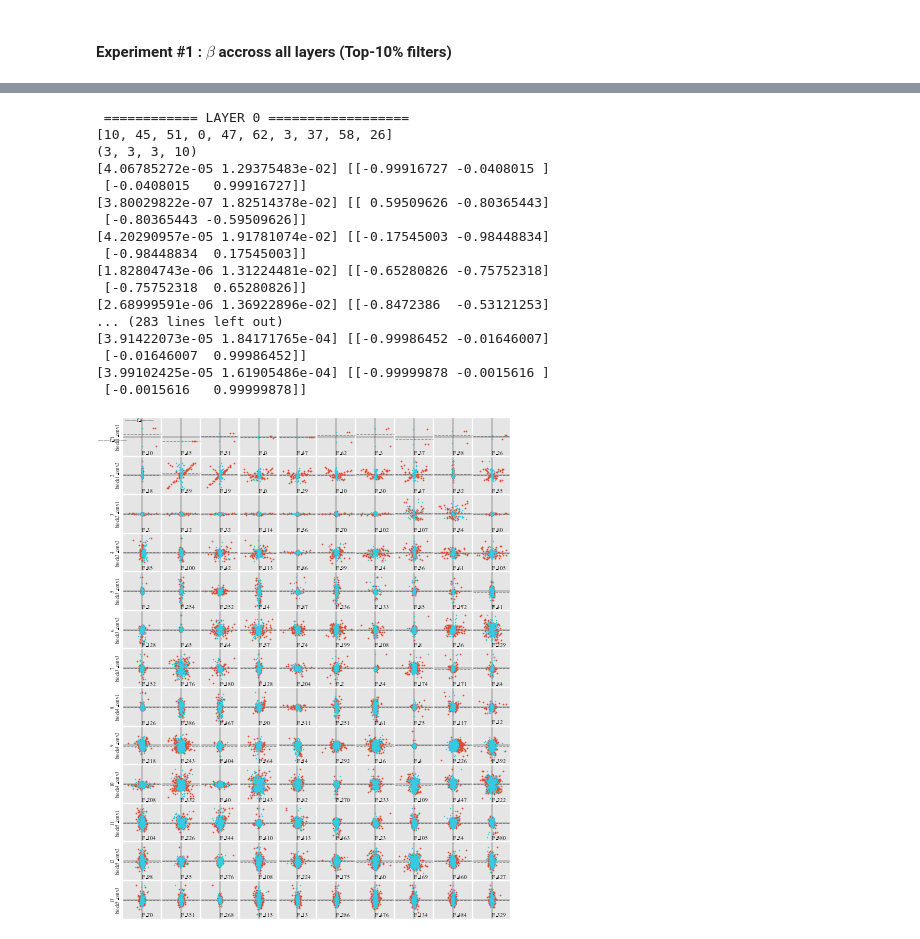
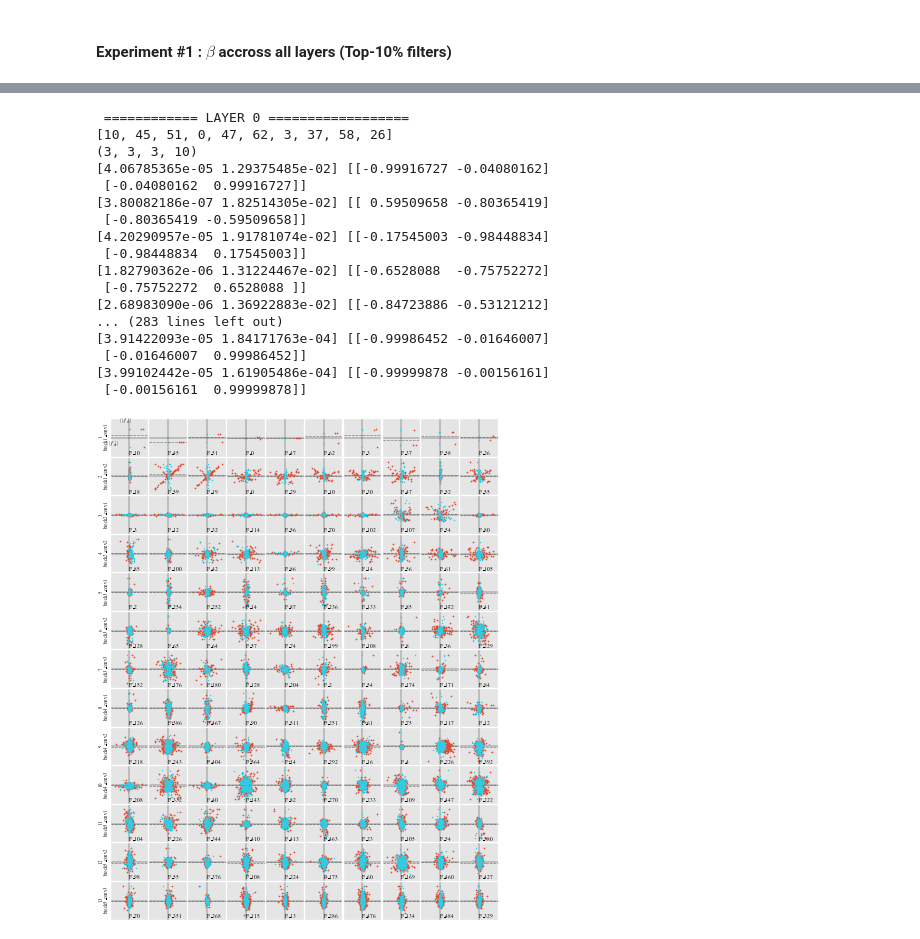
Before and after one commit to liamaltarac/miv_cvpr, a Jupyter notebook: antisym_bipolarity/vgg16_sym_antisym.ipynb, the cells around one changed output, grey strips where cells are left out. Cells and saved outputs as stored; diff of their text form; code cells hidden in the pictures.

```diff
--- a/antisym_bipolarity/vgg16_sym_antisym.ipynb
+++ b/antisym_bipolarity/vgg16_sym_antisym.ipynb
@@ -136,46 +150,52 @@ for l_num, l in enumerate(conv_layers):
 
 		ax[l_num, i].text(0.5,0.15, f"F_{top10F[i]}", transform=ax[l_num, i].transAxes, va='top')
 
 
+		'''if l_num == 0 and i ==0 :
+			ax[l_num, i].text(-0.2, lim*0.75, "||f_s||", ha='center', va='bottom', fontsize=8)
+			ax[l_num, i].text(-lim*0.8, -0.2, "||f_a||", ha='right', va='center', fontsize=8)'''
+
+
 		if l_num == 0 and i ==0 :
-			ax[l_num, i].text(-0.2, lim*0.75, "||f_s||", ha='center', va='bottom', fontsize=8)
-			ax[l_num, i].text(-lim*0.8, -0.2, "||f_a||", ha='right', va='center', fontsize=8)
+			ax[l_num, i].text(-0.3, lim*0.75, r"$||f_s||$", ha='center', va='bottom', fontsize=8)
+			ax[l_num, i].text(-lim*0.6, -0.4, r"$||f_a||$", ha='right', va='center', fontsize=8)
+
 
 		ax[l_num, i].set_box_aspect(1)
 
 		ax[l_num, i].set_xticks([])
 		ax[l_num, i].set_yticks([])
 		ax[l_num, i].set_aspect('equal')
 		ax[l_num, i].collections[0].set_rasterized(True)
 		ax[l_num, i].collections[1].set_rasterized(True)
 
 		#ax[l_num, i].arrow(0, 0, e_vec[0]/lim, e_vec[1]/lim, color="black", linestyle="--")
 		#ax[l_num, i].arrow(0, 0, e_vec[0]*e_val*5, e_vec[1]*e_val*5, color="black", linestyle="--")
 
 		#ax[l_num, i].set_title(f"{c:.2f}, {s:.2f}")
 for i in range(len(conv_layers)):
 	ax[i, 0].set_ylabel(f"{i+1}\n{conv_layers[i].name}", fontsize=7)
 
 #fig.subplots_adjust(left=None, bottom=None, right=0.005, top=0.005)
 # %% [output]
  ============ LAYER 0 ==================
 [10, 45, 51, 0, 47, 62, 3, 37, 58, 26]
 (3, 3, 3, 10)
-[4.06785272e-05 1.29375483e-02] [[-0.99916727 -0.0408015 ]
- [-0.0408015   0.99916727]]
-[3.80029822e-07 1.82514378e-02] [[ 0.59509626 -0.80365443]
- [-0.80365443 -0.59509626]]
+[4.06785365e-05 1.29375485e-02] [[-0.99916727 -0.04080162]
+ [-0.04080162  0.99916727]]
+[3.80082186e-07 1.82514305e-02] [[ 0.59509658 -0.80365419]
+ [-0.80365419 -0.59509658]]
 [4.20290957e-05 1.91781074e-02] [[-0.17545003 -0.98448834]
  [-0.98448834  0.17545003]]
-[1.82804743e-06 1.31224481e-02] [[-0.65280826 -0.75752318]
- [-0.75752318  0.65280826]]
-[2.68999591e-06 1.36922896e-02] [[-0.8472386  -0.53121253]
+[1.82790362e-06 1.31224467e-02] [[-0.6528088  -0.75752272]
+ [-0.75752272  0.6528088 ]]
+[2.68983090e-06 1.36922883e-02] [[-0.84723886 -0.53121212]
 ... (283 lines left out)
-[3.91422073e-05 1.84171765e-04] [[-0.99986452 -0.01646007]
+[3.91422093e-05 1.84171763e-04] [[-0.99986452 -0.01646007]
  [-0.01646007  0.99986452]]
-[3.99102425e-05 1.61905486e-04] [[-0.99999878 -0.0015616 ]
- [-0.0015616   0.99999878]]
+[3.99102442e-05 1.61905486e-04] [[-0.99999878 -0.00156161]
+ [-0.00156161  0.99999878]]
-[figure, old version]
+[figure, new version]
 # %%
 fig.subplots_adjust(wspace=0.025, hspace=0.025)
 plt.show()
```
Also changed, not shown: parts of 2 cells of this notebook, 6 other files.
